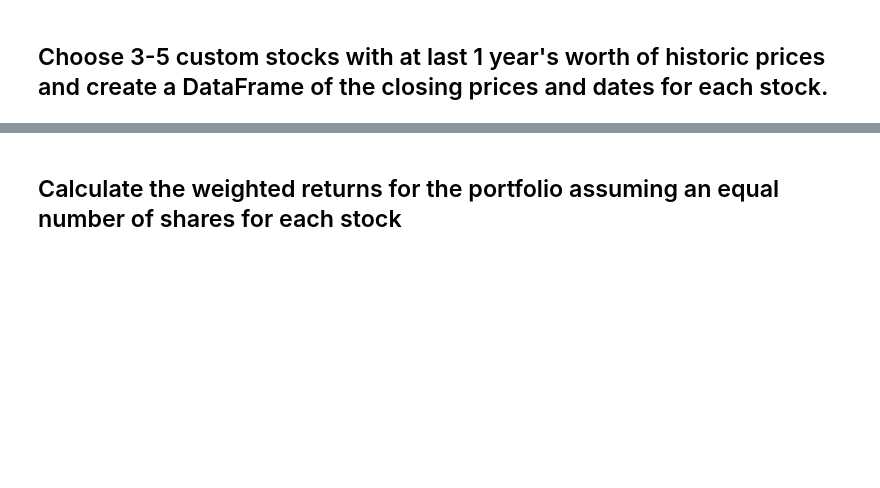
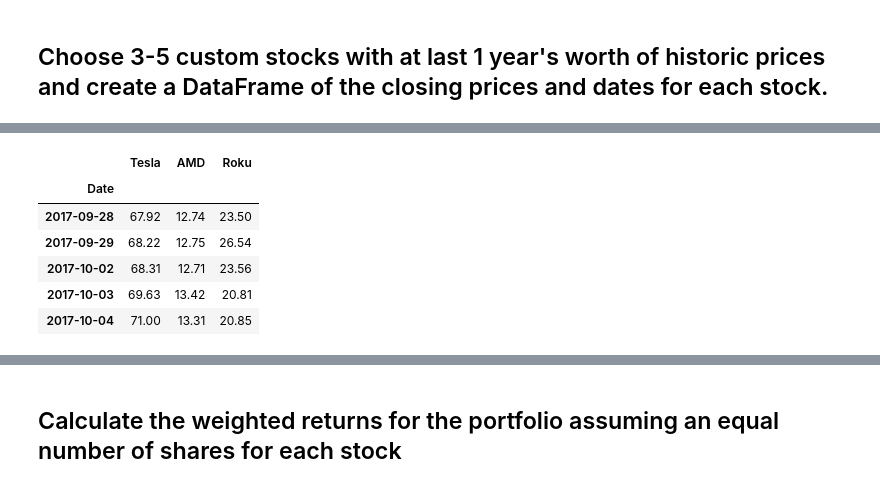
Before and after one commit to dbogatic/jupyter-homework, a Jupyter notebook: whale_analysis.ipynb, the cells around one changed output, grey strips where cells are left out. Saved outputs shown, nothing was run; the diff lists cells and outputs as text; code cells hidden in the pictures; blank space fills up the shorter version.

Commit message:
custom stock prices

```diff
--- a/whale_analysis.ipynb
+++ b/whale_analysis.ipynb
@@ -414,3 +428,14 @@ In this section, you will build your own portfolio of stocks, calculate the retu
  - The plotted beta.
 # %% [markdown]
 ## Choose 3-5 custom stocks with at last 1 year's worth of historic prices and create a DataFrame of the closing prices and dates for each stock.
+# %%
+# Read the first stock
+# YOUR CODE HERE
+
+tsla_prices = pd.read_excel("Resources/tsla.xlsx")
+
+tsla_prices = tsla_prices.rename(columns={"Close" : "Tesla"})
+
+tsla_prices.set_index("Date", inplace=True)
+
+tsla_prices.head()
@@ -416,0 +450,10 @@ In this section, you will build your own portfolio of stocks, calculate the retu
+# %%
+# Read the second stock
+# YOUR CODE HERE
+amd_prices = pd.read_excel("Resources/amd.xlsx")
+
+amd_prices = amd_prices.rename(columns={"Close" : "AMD"})
+
+amd_prices.set_index("Date", inplace=True)
+
+amd_prices.head()
@@ -416,0 +468,10 @@ In this section, you will build your own portfolio of stocks, calculate the retu
+# %%
+# Read the third stock
+# YOUR CODE HERE
+roku_prices = pd.read_excel("Resources/roku.xlsx")
+
+roku_prices = roku_prices.rename(columns={"Close" : "Roku"})
+
+roku_prices.set_index("Date", inplace=True)
+
+roku_prices.head()
@@ -417 +486,20 @@ In this section, you will build your own portfolio of stocks, calculate the retu
+# %%
+# Concatenate all stocks into a single DataFrame
+# YOUR CODE HERE
+
+combined_stock_prices = pd.concat([tsla_prices, amd_prices, roku_prices], axis='columns', join='inner')
+
+combined_stock_prices.dropna()
+
+combined_stock_prices.index =combined_stock_prices.index.normalize()
+
+combined_stock_prices.head()
+# %% [output]
+|  | Tesla | AMD | Roku |
+| Date |  |  |  |
+| 2017-09-28 | 67.92 | 12.74 | 23.50 |
+| 2017-09-29 | 68.22 | 12.75 | 26.54 |
+| 2017-10-02 | 68.31 | 12.71 | 23.56 |
+| 2017-10-03 | 69.63 | 13.42 | 20.81 |
+| 2017-10-04 | 71.00 | 13.31 | 20.85 |
 # %%
```
Also changed, not shown: parts of 11 cells of this notebook, 5 other files.
